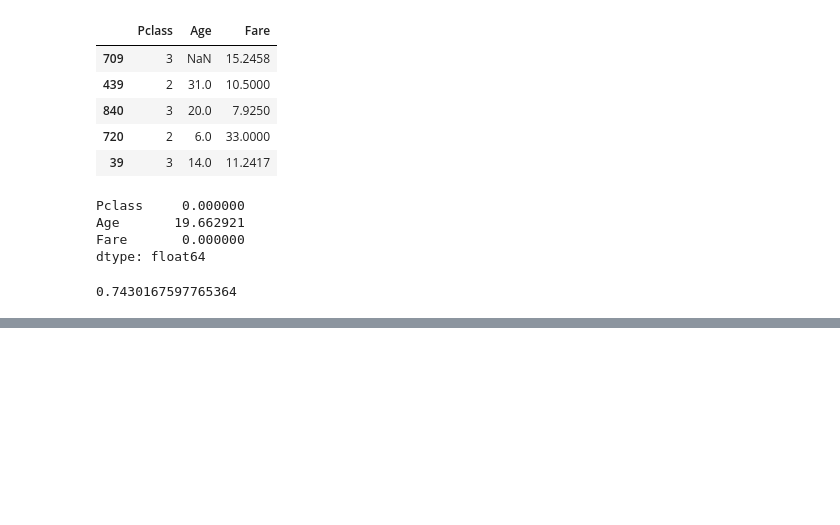
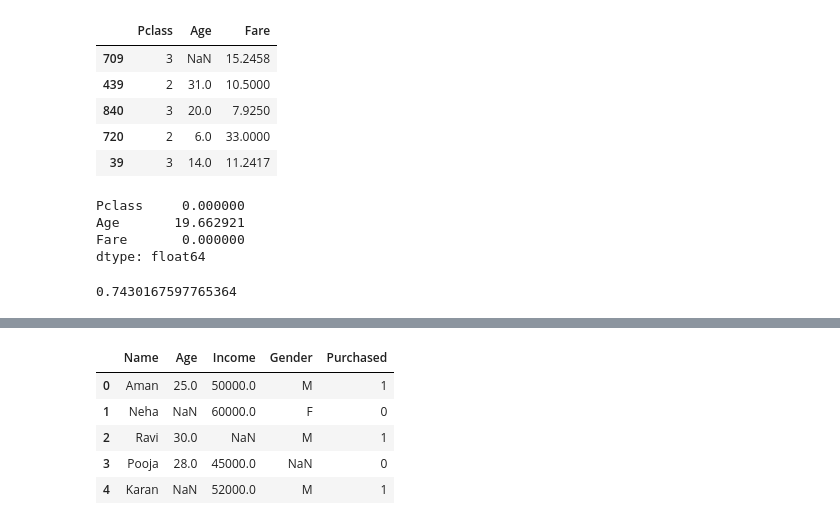
Before and after one commit to Shekhar7017/EDA, a Jupyter notebook: FeatureEngineering.ipynb, the cells around one changed output, grey strips where cells are left out. Drawn from its saved outputs; the diff is of its cells as text; code cells hidden in the pictures; blank space fills up the shorter version.

```diff
--- a/FeatureEngineering.ipynb
+++ b/FeatureEngineering.ipynb
@@ -1812,0 +1820,19 @@ accuracy_score(y_test, lr_pred)
+# %%
+# Demo Data
+data = {
+    'Name':['Aman','Neha','Ravi','Pooja','Karan'],
+    'Age': [25, np.nan, 30, 28, np.nan],
+    'Income': [50000, 60000, np.nan, 45000, 52000],
+    'Gender': ['M', 'F', 'M', np.nan, 'M'],
+    'Purchased':[1,0,1,0,1]
+}
+
+df = pd.DataFrame(data)
+df.head()
+# %% [output]
+|  | Name | Age | Income | Gender | Purchased |
+| 0 | Aman | 25.0 | 50000.0 | M | 1 |
+| 1 | Neha | NaN | 60000.0 | F | 0 |
+| 2 | Ravi | 30.0 | NaN | M | 1 |
+| 3 | Pooja | 28.0 | 45000.0 | NaN | 0 |
+| 4 | Karan | NaN | 52000.0 | M | 1 |
```
Also changed, not shown: parts of 6 cells of this notebook.
